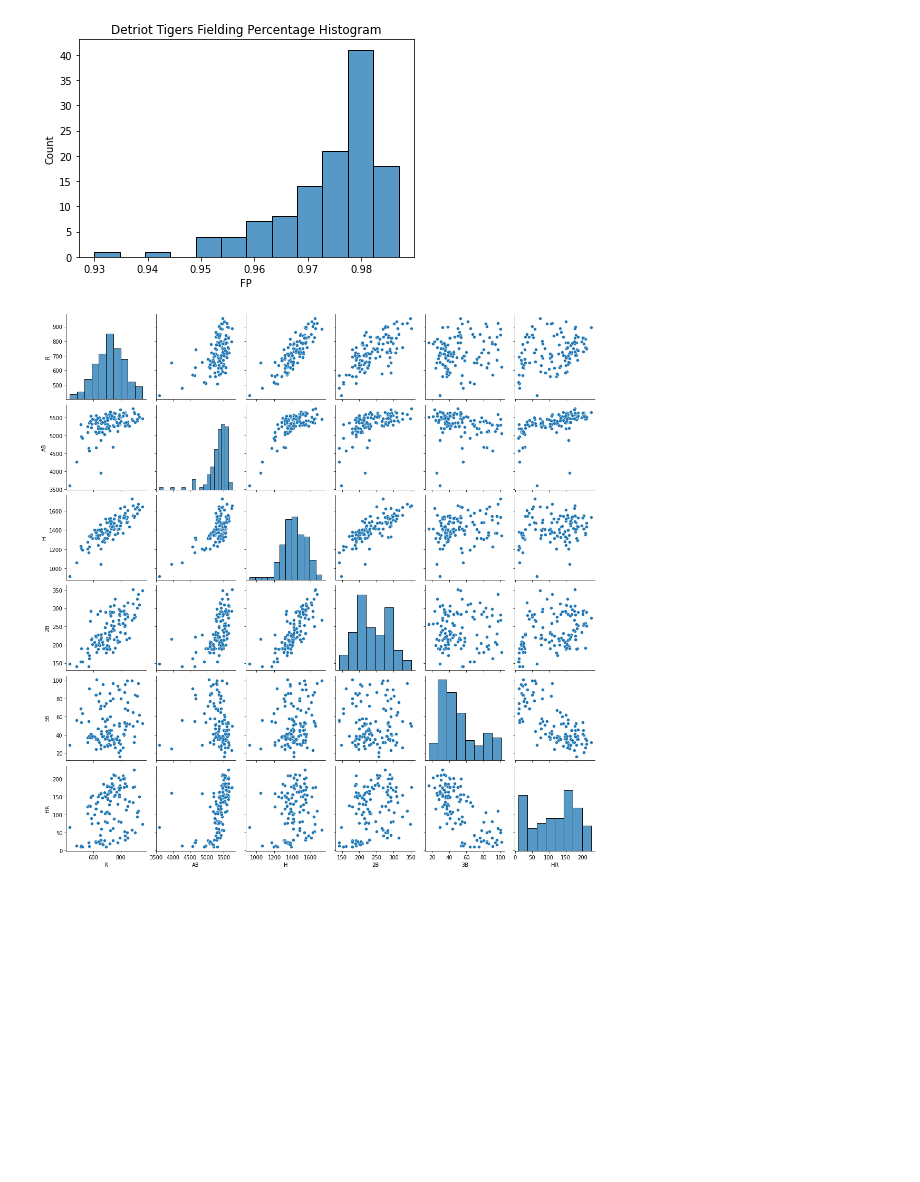
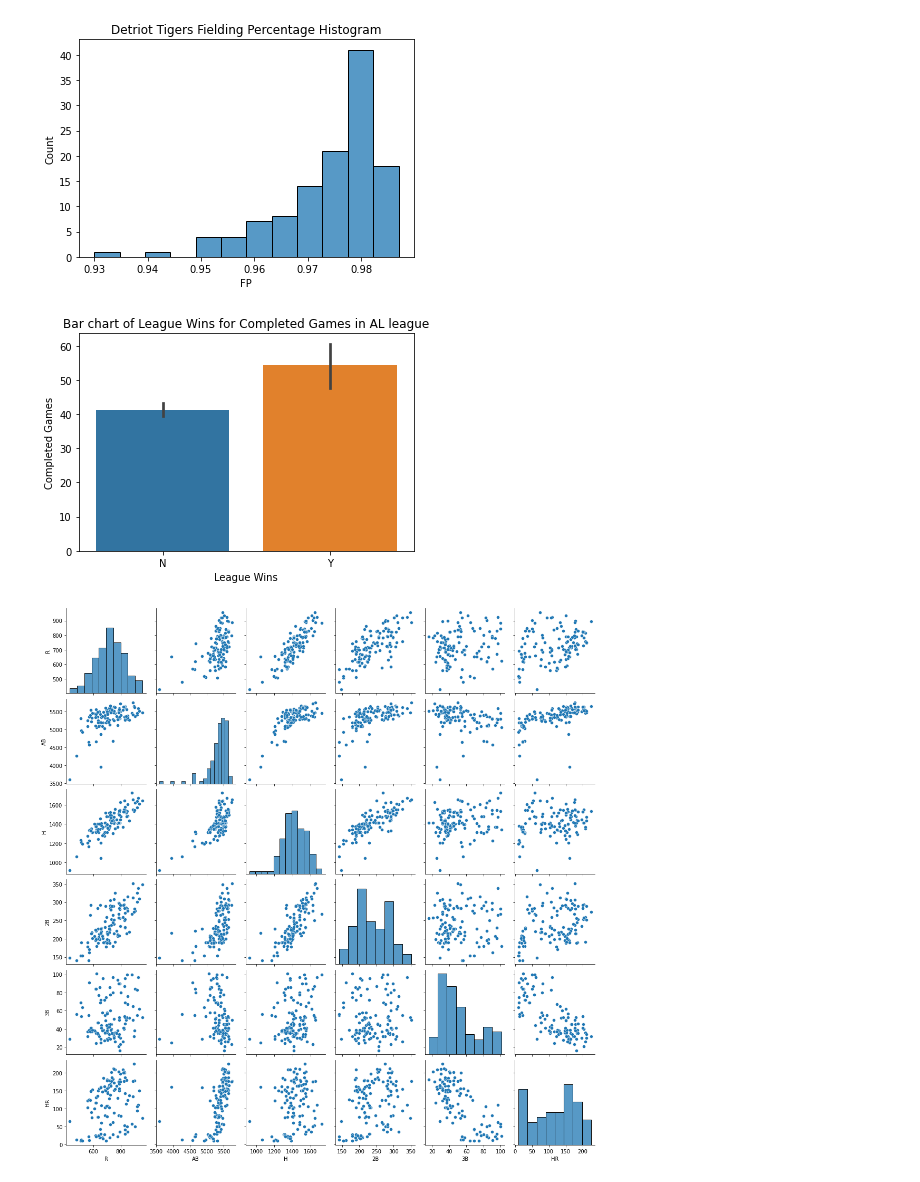
Before and after one commit to lritinab/Fall21Data612, a Jupyter notebook: Assignment4/Module5_Assignment.ipynb, the cells around one changed output. Cells and saved outputs as stored; diff of their text form; code cells hidden in the pictures; blank space fills up the shorter version.

```diff
--- a/Assignment4/Module5_Assignment.ipynb
+++ b/Assignment4/Module5_Assignment.ipynb
@@ -90,6 +90,15 @@ ax.set_title("Detriot Tigers Fielding Percentage Histogram")
 plt.show()
 # %% [output]
 [figure]
+# %%
+bar, ax=plt.subplots()
+ax = sns.barplot(x='LgWin', y='CG', data=dataset_5)
+ax.set_title('Bar chart of League Wins for Completed Games in AL league')
+ax.set_xlabel('League Wins')
+ax.set_ylabel('Completed Games')
+plt.show()
+# %% [output]
+[figure, added]
 # %%
 fig = sns.pairplot(dataset_1.iloc[:,14:20])
 # %% [output]
```
Also changed, not shown: 1 other file.
